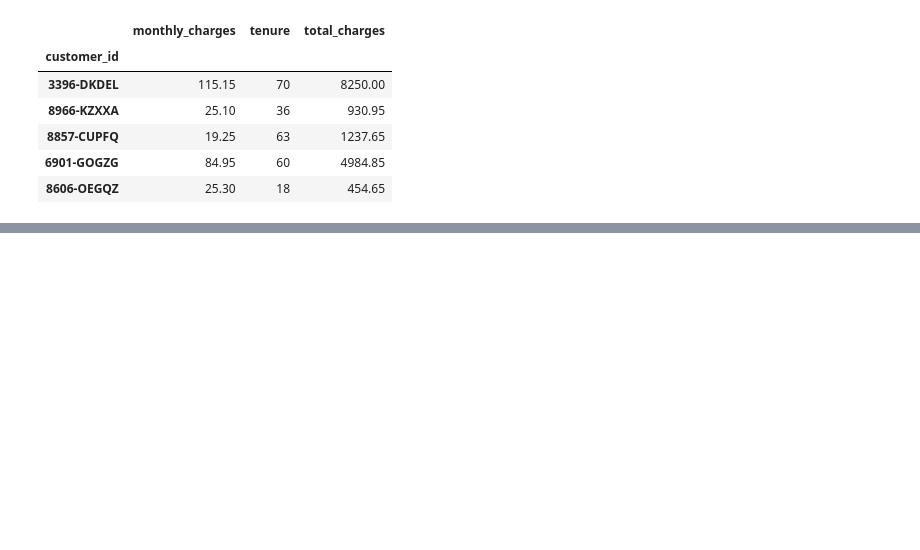
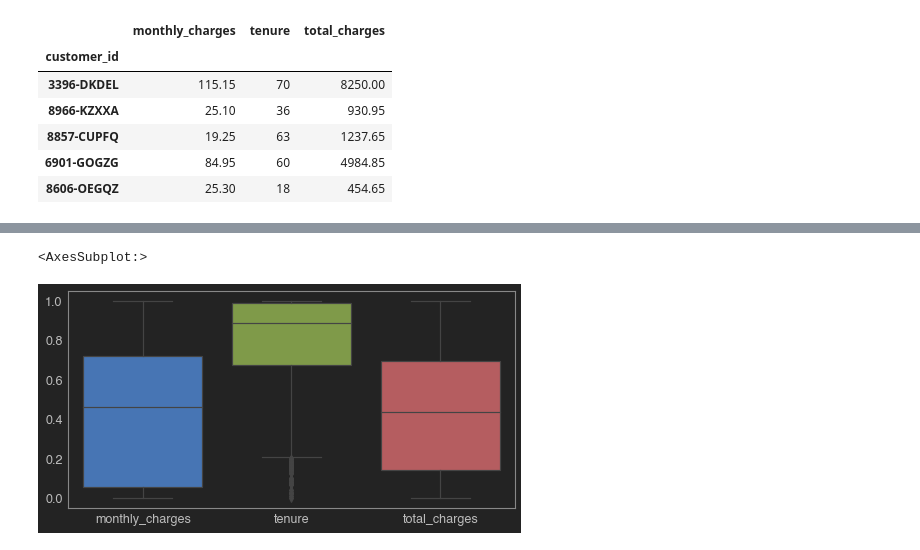
Before and after one commit to Ken-Alviola/regression-exercises, a Jupyter notebook: scaling.ipynb, the cells around one changed output, grey strips where cells are left out. Drawn from its saved outputs; the diff is of its cells as text; code cells hidden in the pictures; blank space fills up the shorter version.

```diff
--- a/scaling.ipynb
+++ b/scaling.ipynb
@@ -46,0 +41,2 @@ train.iloc[:,1:]
+# %%
+scaler = sklearn.preprocessing.MinMaxScaler()
@@ -46,0 +47,8 @@ train.iloc[:,1:]
+# %%
+train_scaled = scaler.transform(train)
+validate_scaled = scaler.transform(validate)
+test_scaled = scaler.transform(test)
+# %%
+train_scaled = pd.DataFrame(train_scaled, columns=train.columns)
+validate_scaled = pd.DataFrame(validate_scaled, columns=train.columns)
+test_scaled = pd.DataFrame(test_scaled, columns=train.columns)
@@ -46,0 +64,8 @@ train.iloc[:,1:]
+# %%
+plt.figure(figsize=(8,4))
+jtplot.style(grid=False)
+sns.boxplot(data=train_scaled)
+#everything looks better on the same axes
+# %% [output]
+<AxesSubplot:>
+[figure, added]
```
Also changed, not shown: parts of 28 cells of this notebook, 1 other file.
